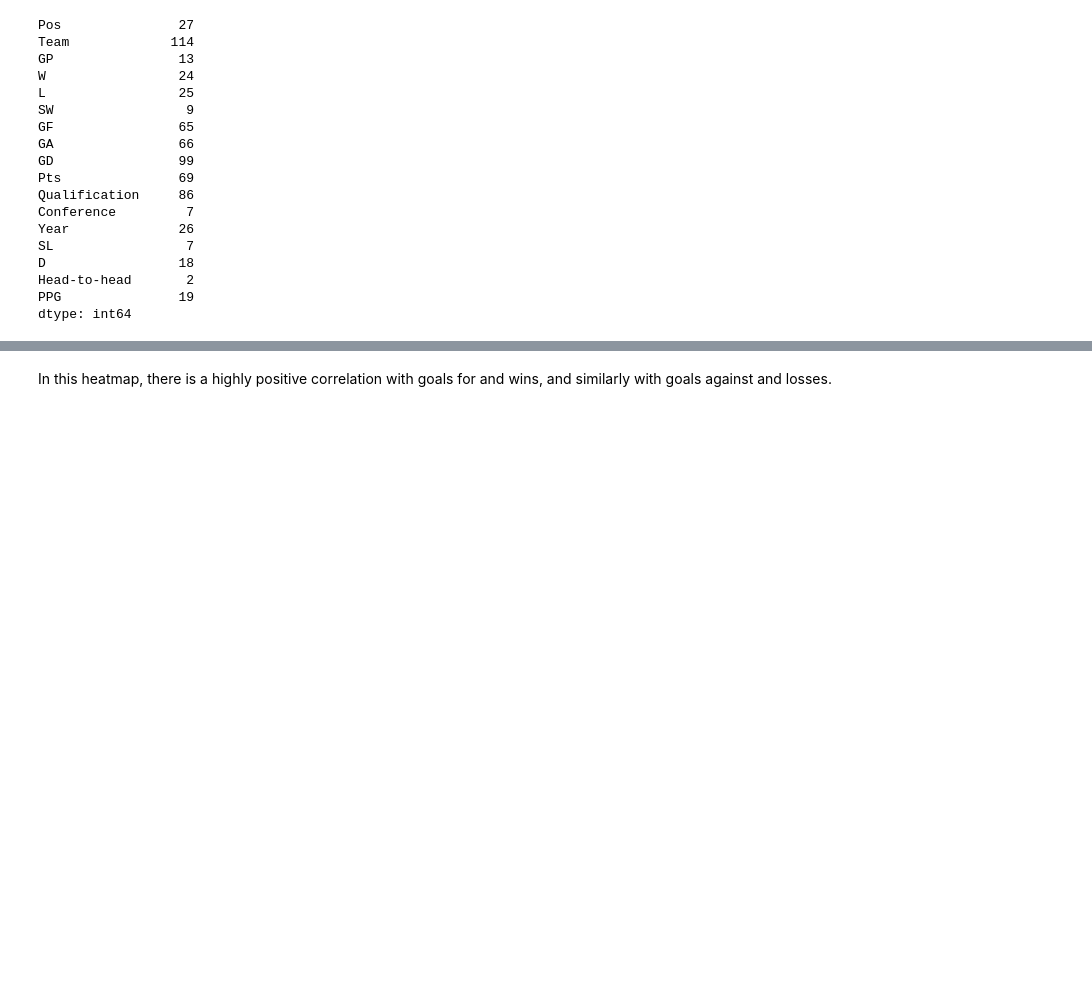
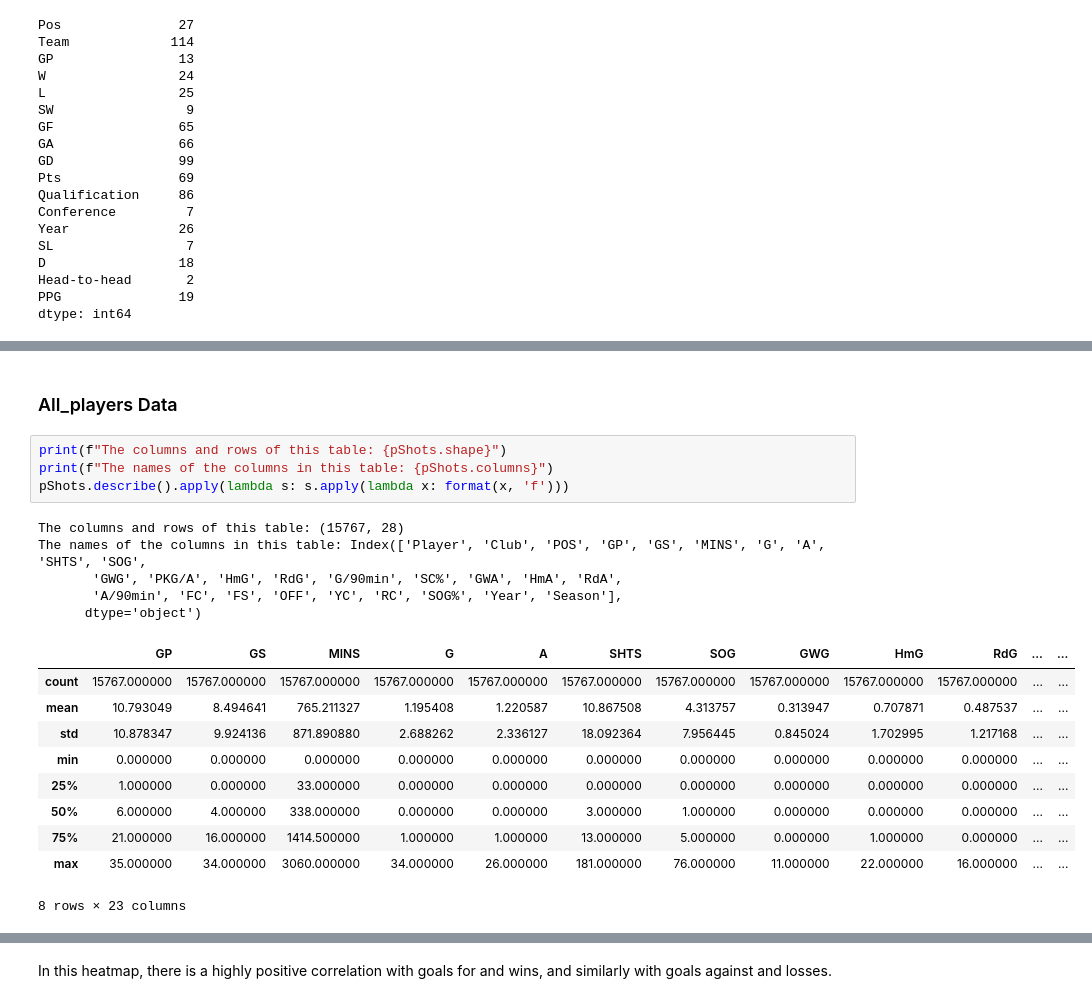
Before and after one commit to data301-2021-winter1/project-group47-project, a Jupyter notebook: notebooks/analysis1.ipynb, the cells around one changed output, grey strips where cells are left out. Cells and saved outputs as stored; diff of their text form; blank space fills up the shorter version.

```diff
--- a/notebooks/analysis1.ipynb
+++ b/notebooks/analysis1.ipynb
@@ -63,0 +111,22 @@ array([ nan, 2.04, 1.91, 1.78, 1.7 , 1.39, 1.13, 1.04, 1.  , 0.96, 0.91,
+# %% [markdown]
+### All_players Data
+# %%
+print(f"The columns and rows of this table: {pShots.shape}")
+print(f"The names of the columns in this table: {pShots.columns}")
+pShots.describe().apply(lambda s: s.apply(lambda x: format(x, 'f')))
+# %% [output]
+The columns and rows of this table: (15767, 28)
+The names of the columns in this table: Index(['Player', 'Club', 'POS', 'GP', 'GS', 'MINS', 'G', 'A', 'SHTS', 'SOG',
+       'GWG', 'PKG/A', 'HmG', 'RdG', 'G/90min', 'SC%', 'GWA', 'HmA', 'RdA',
+       'A/90min', 'FC', 'FS', 'OFF', 'YC', 'RC', 'SOG%', 'Year', 'Season'],
+      dtype='object')
+|  | GP | GS | MINS | G | A | SHTS | SOG | GWG | HmG | RdG | ... | ... |
+| count | 15767.000000 | 15767.000000 | 15767.000000 | 15767.000000 | 15767.000000 | 15767.000000 | 15767.000000 | 15767.000000 | 15767.000000 | 15767.000000 | ... | ... |
+| mean | 10.793049 | 8.494641 | 765.211327 | 1.195408 | 1.220587 | 10.867508 | 4.313757 | 0.313947 | 0.707871 | 0.487537 | ... | ... |
+| std | 10.878347 | 9.924136 | 871.890880 | 2.688262 | 2.336127 | 18.092364 | 7.956445 | 0.845024 | 1.702995 | 1.217168 | ... | ... |
+| min | 0.000000 | 0.000000 | 0.000000 | 0.000000 | 0.000000 | 0.000000 | 0.000000 | 0.000000 | 0.000000 | 0.000000 | ... | ... |
+| 25% | 1.000000 | 0.000000 | 33.000000 | 0.000000 | 0.000000 | 0.000000 | 0.000000 | 0.000000 | 0.000000 | 0.000000 | ... | ... |
+| 50% | 6.000000 | 4.000000 | 338.000000 | 0.000000 | 0.000000 | 3.000000 | 1.000000 | 0.000000 | 0.000000 | 0.000000 | ... | ... |
+| 75% | 21.000000 | 16.000000 | 1414.500000 | 1.000000 | 1.000000 | 13.000000 | 5.000000 | 0.000000 | 1.000000 | 0.000000 | ... | ... |
+| max | 35.000000 | 34.000000 | 3060.000000 | 34.000000 | 26.000000 | 181.000000 | 76.000000 | 11.000000 | 22.000000 | 16.000000 | ... | ... |
+8 rows × 23 columns
```
Also changed, not shown: parts of 40 cells of this notebook, 1 other file.
